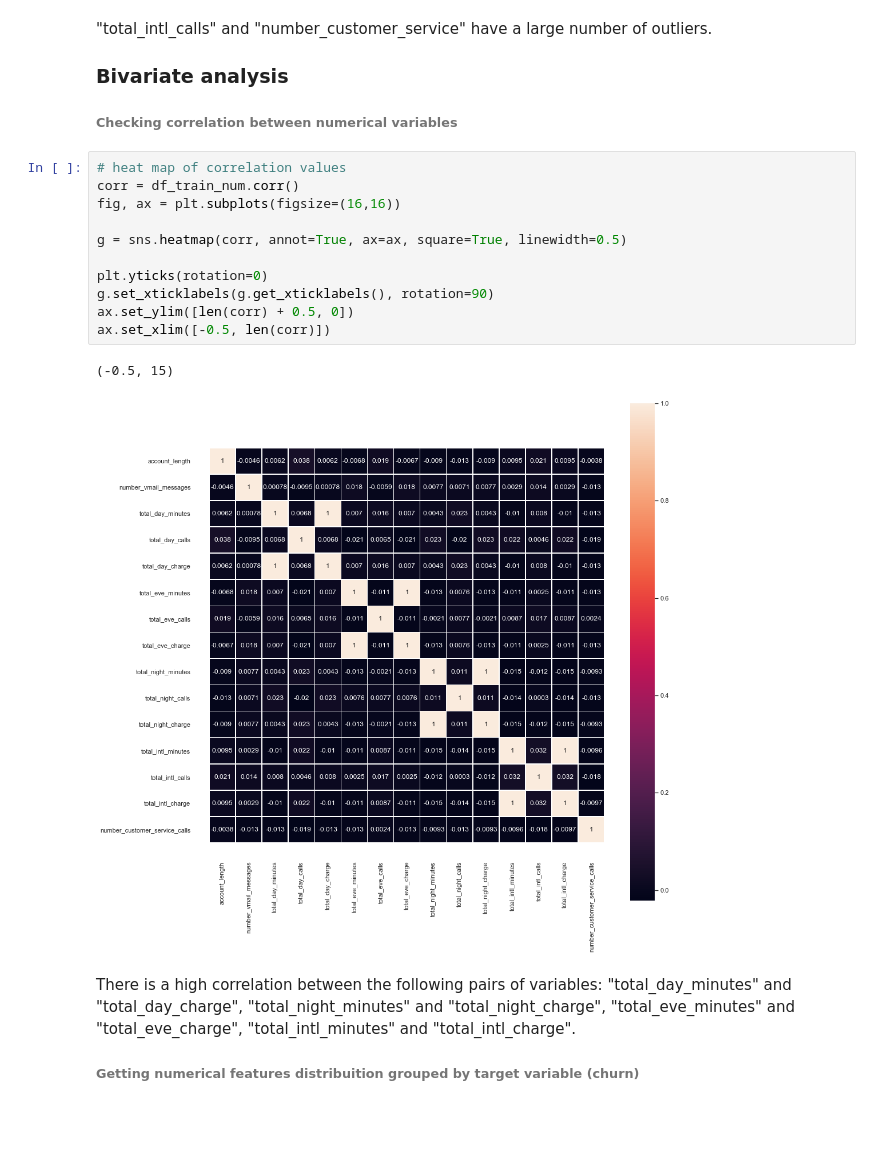
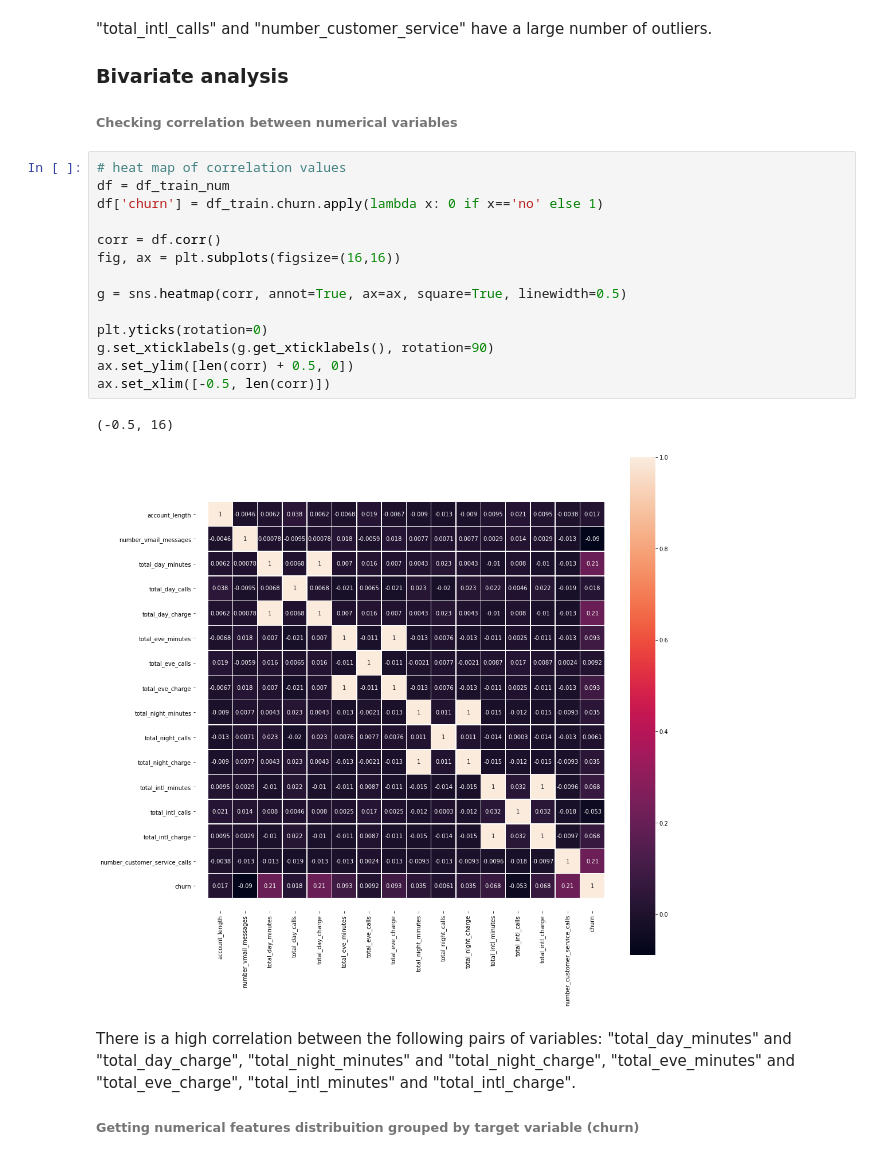
Before and after one commit to naiaraap/Predicting_Customer_Churn_in_Telecommunication_Operators, a Jupyter notebook: Predicting_Customer_Churn_in_Telecom_Operators.ipynb, the cells around one changed output. Drawn from its saved outputs; the diff is of its cells as text; blank space fills up the shorter version.

```diff
--- a/Predicting_Customer_Churn_in_Telecom_Operators.ipynb
+++ b/Predicting_Customer_Churn_in_Telecom_Operators.ipynb
@@ -339,18 +339,21 @@ for i in range(5):
 ###### Checking correlation between numerical variables
 # %%
 # heat map of correlation values
-corr = df_train_num.corr()
+df = df_train_num
+df['churn'] = df_train.churn.apply(lambda x: 0 if x=='no' else 1)
+
+corr = df.corr()
 fig, ax = plt.subplots(figsize=(16,16))
 
 g = sns.heatmap(corr, annot=True, ax=ax, square=True, linewidth=0.5)
 
 plt.yticks(rotation=0)
 g.set_xticklabels(g.get_xticklabels(), rotation=90)
 ax.set_ylim([len(corr) + 0.5, 0])
 ax.set_xlim([-0.5, len(corr)])
 # %% [output]
-(-0.5, 15)
+(-0.5, 16)
-[figure, old version]
+[figure, new version]
 # %% [markdown]
 There is a high correlation between the following pairs of variables: "total_day_minutes" and "total_day_charge", "total_night_minutes" and "total_night_charge", "total_eve_minutes" and "total_eve_charge", "total_intl_minutes" and "total_intl_charge".
 ###### Getting numerical features distribuition grouped by target variable (churn)
```
Also changed, not shown: parts of 5 cells of this notebook.
